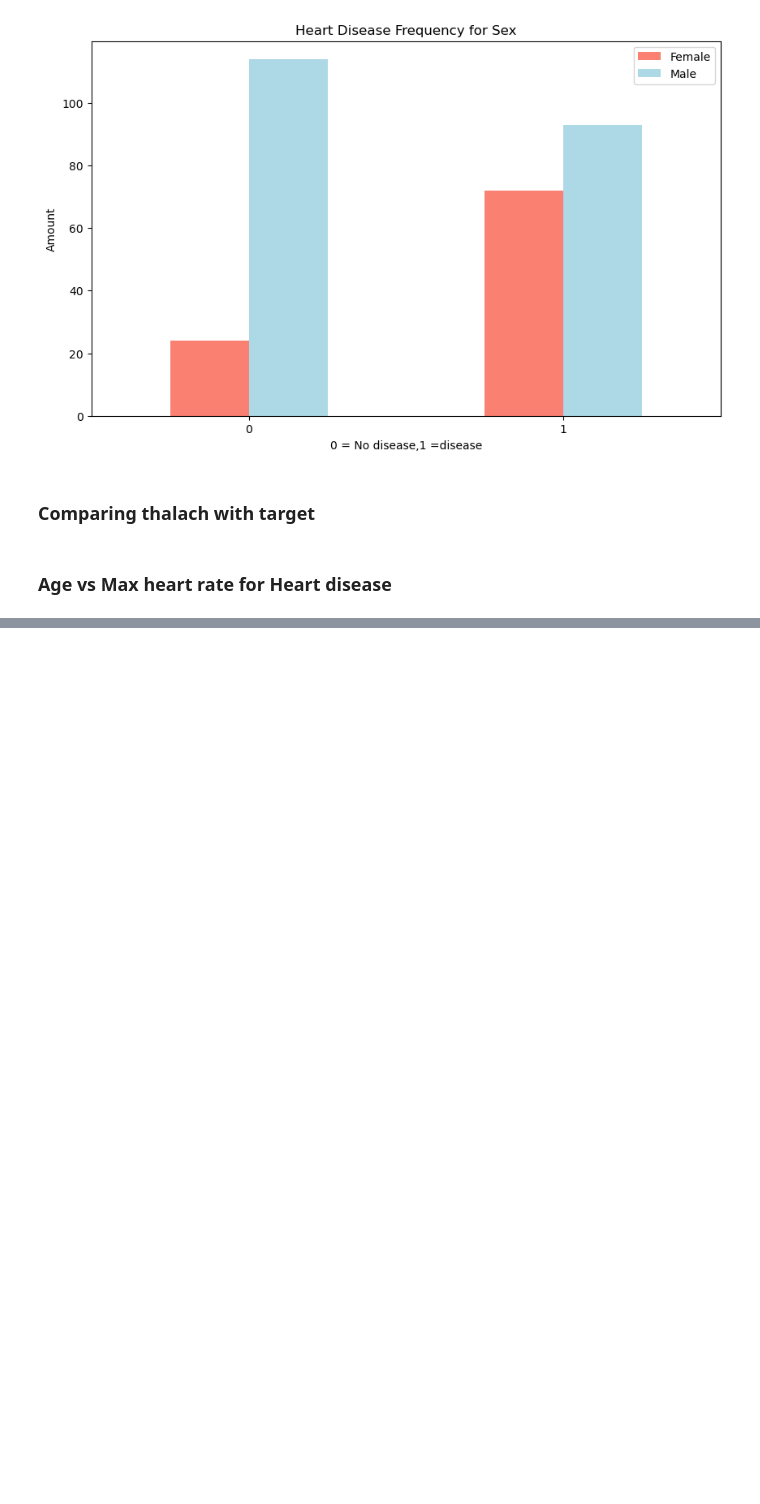
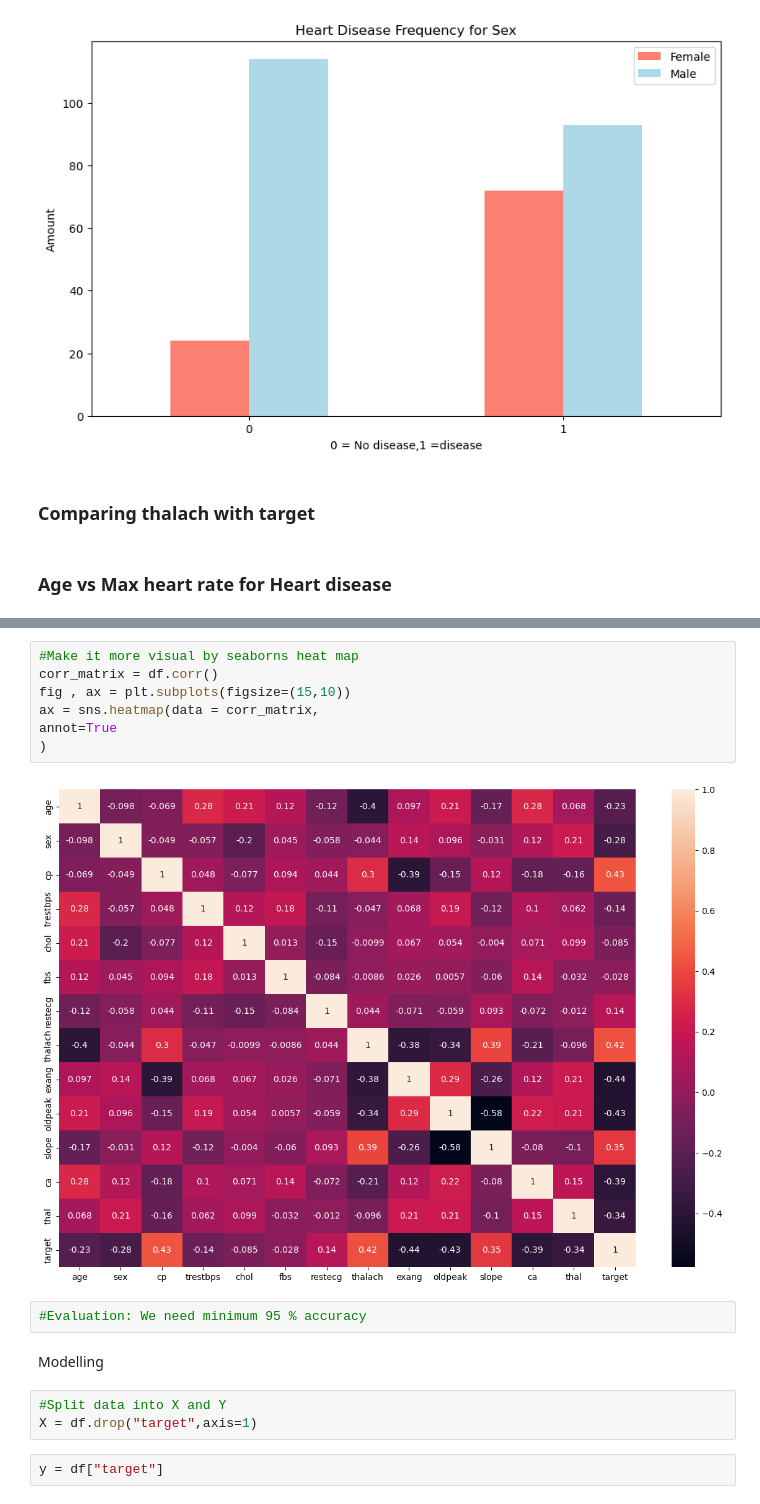
Before and after one commit to cyblogerz/Heart-disease-prediction, a Jupyter notebook: prediction.ipynb, the cells around one changed output, grey strips where cells are left out. Saved outputs shown, nothing was run; the diff lists cells and outputs as text; blank space fills up the shorter version.

Commit message:
Experimenting with ML models

```diff
--- a/prediction.ipynb
+++ b/prediction.ipynb
@@ -147,0 +236,18 @@ plt.xticks(rotation=0)
+# %%
+#Make it more visual by seaborns heat map
+corr_matrix = df.corr()
+fig , ax = plt.subplots(figsize=(15,10))
+ax = sns.heatmap(data = corr_matrix,
+annot=True
+)
+# %% [output]
+[figure, added]
+# %%
+#Evaluation: We need minimum 95 % accuracy
+# %% [markdown]
+Modelling
+# %%
+#Split data into X and Y
+X = df.drop("target",axis=1)
+# %%
+y = df["target"]
```
Also changed, not shown: parts of 23 cells of this notebook.
